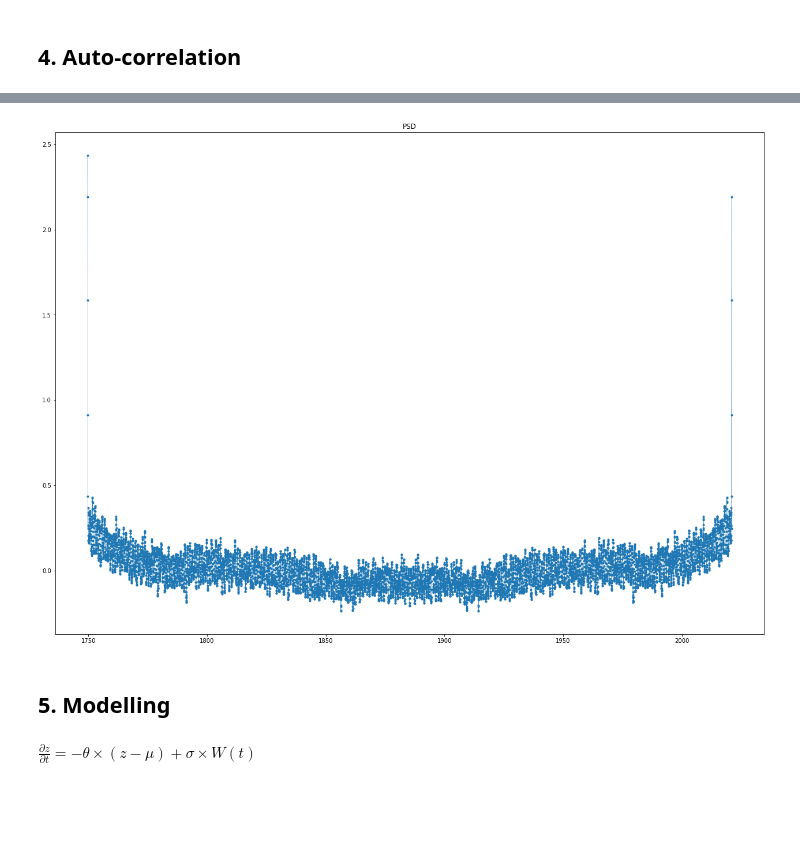
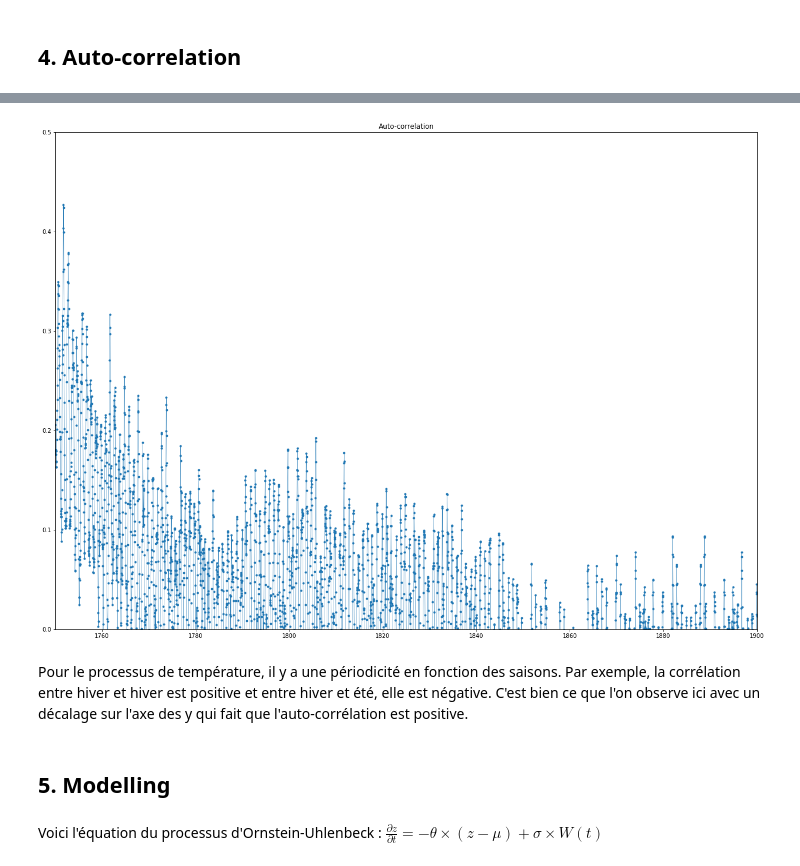
Before and after one commit to nmendiboure/Stochastic_calculus_Project, a Jupyter notebook: Calcul_stochastique_livrable.ipynb, the cells around one changed output, grey strips where cells are left out. Saved outputs shown, nothing was run; the diff lists cells and outputs as text; code cells hidden in the pictures; blank space fills up the shorter version.

```diff
--- a/Calcul_stochastique_livrable.ipynb
+++ b/Calcul_stochastique_livrable.ipynb
@@ -274,13 +276,18 @@ print(K)
 # %%
 plt.figure(figsize=(22, 16))
 plt.plot(xnew, K, marker = '.', linewidth = 0.5) # uncoment to plot the whole PSD
-plt.title("PSD")
+plt.xlim(1750,1900)
+plt.ylim(0,0.5)
+plt.title("Auto-correlation")
 plt.show()
 # %% [output]
-[figure, old version]
+[figure, new version]
+# %% [markdown]
+Pour le processus de température, il y a une périodicité en fonction des saisons. Par exemple, la corrélation entre hiver et hiver est positive et entre hiver et été, elle est négative. C'est bien ce que l'on observe ici avec un décalage sur l'axe des y qui fait que l'auto-corrélation est positive.
 # %% [markdown]
  ## 5. Modelling
 # %% [markdown]
+Voici l'équation du processus d'Ornstein-Uhlenbeck :
 $\frac{\partial z}{\partial t} = -\theta \times (z - \mu) + \sigma \times W(t)$
 # %%
 def solve_OU(theta,mu,sigma,tfinal,x0,dt): # Ornstein-Uhlenbeck
```
Also changed, not shown: parts of 9 cells of this notebook.
